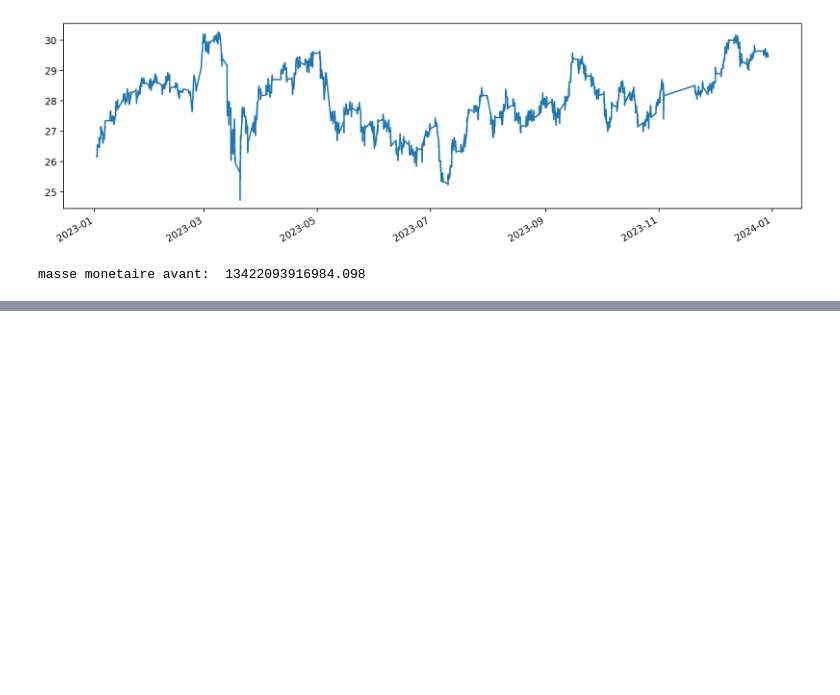
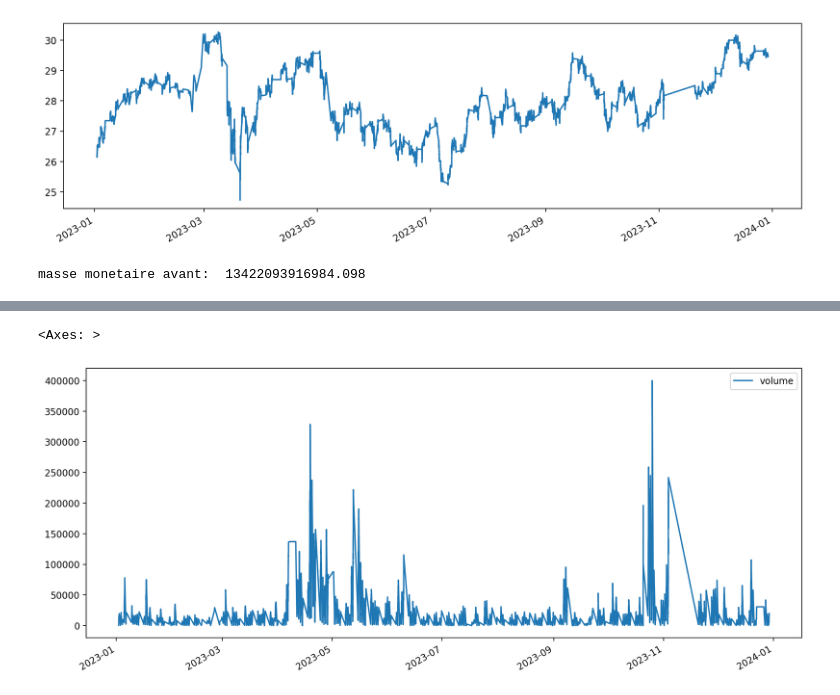
Before and after one commit to sankBalde/BigData, a Jupyter notebook: Notebooks/filter_data.ipynb, the cells around one changed output, grey strips where cells are left out. Cells and saved outputs as stored; diff of their text form; code cells hidden in the pictures; blank space fills up the shorter version.

```diff
--- a/Notebooks/filter_data.ipynb
+++ b/Notebooks/filter_data.ipynb
@@ -252,0 +309,5 @@ masse monetaire avant:  13422093916984.098
+# %%
+abivax.plot(y="volume",  figsize=(14, 6))
+# %% [output]
+<Axes: >
+[figure, added]
```
Also changed, not shown: parts of 18 cells of this notebook.
